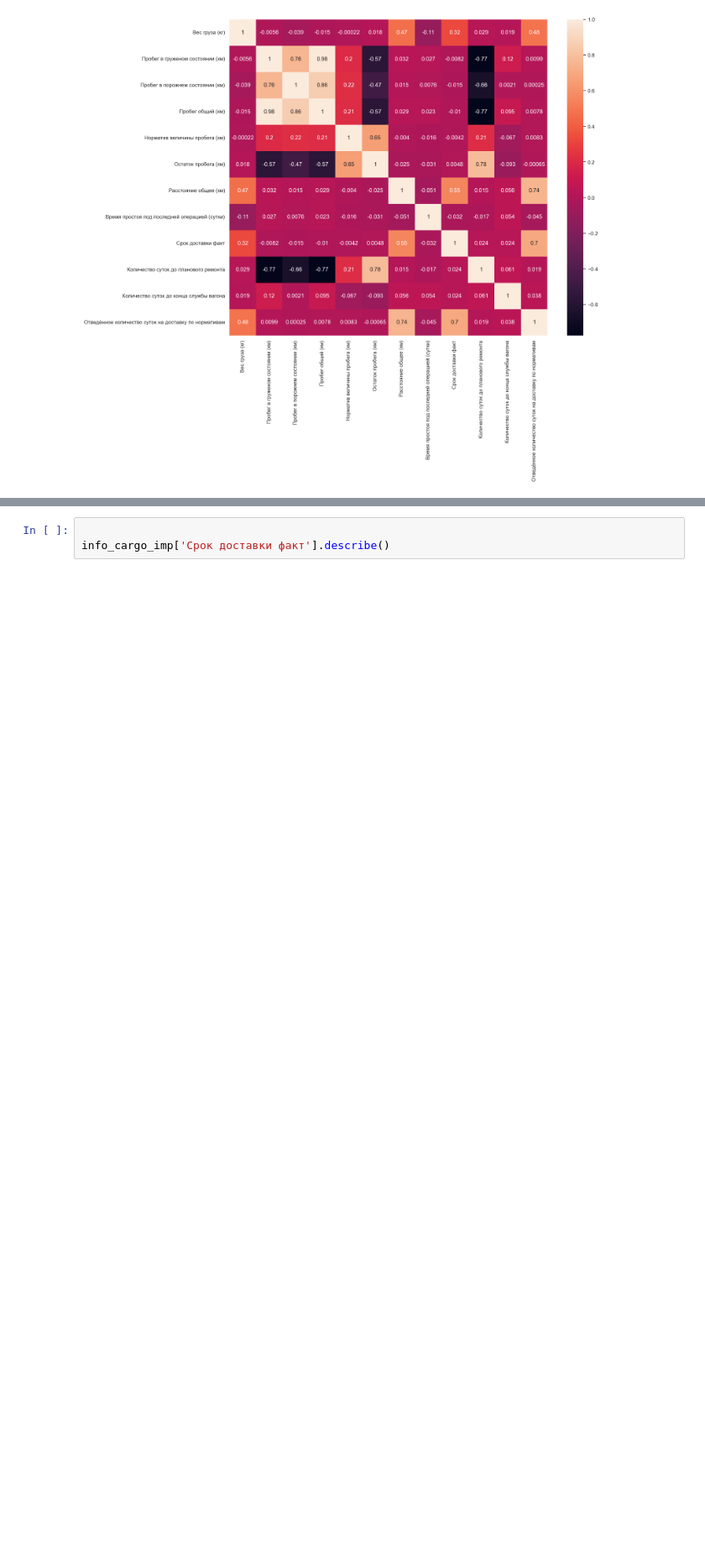
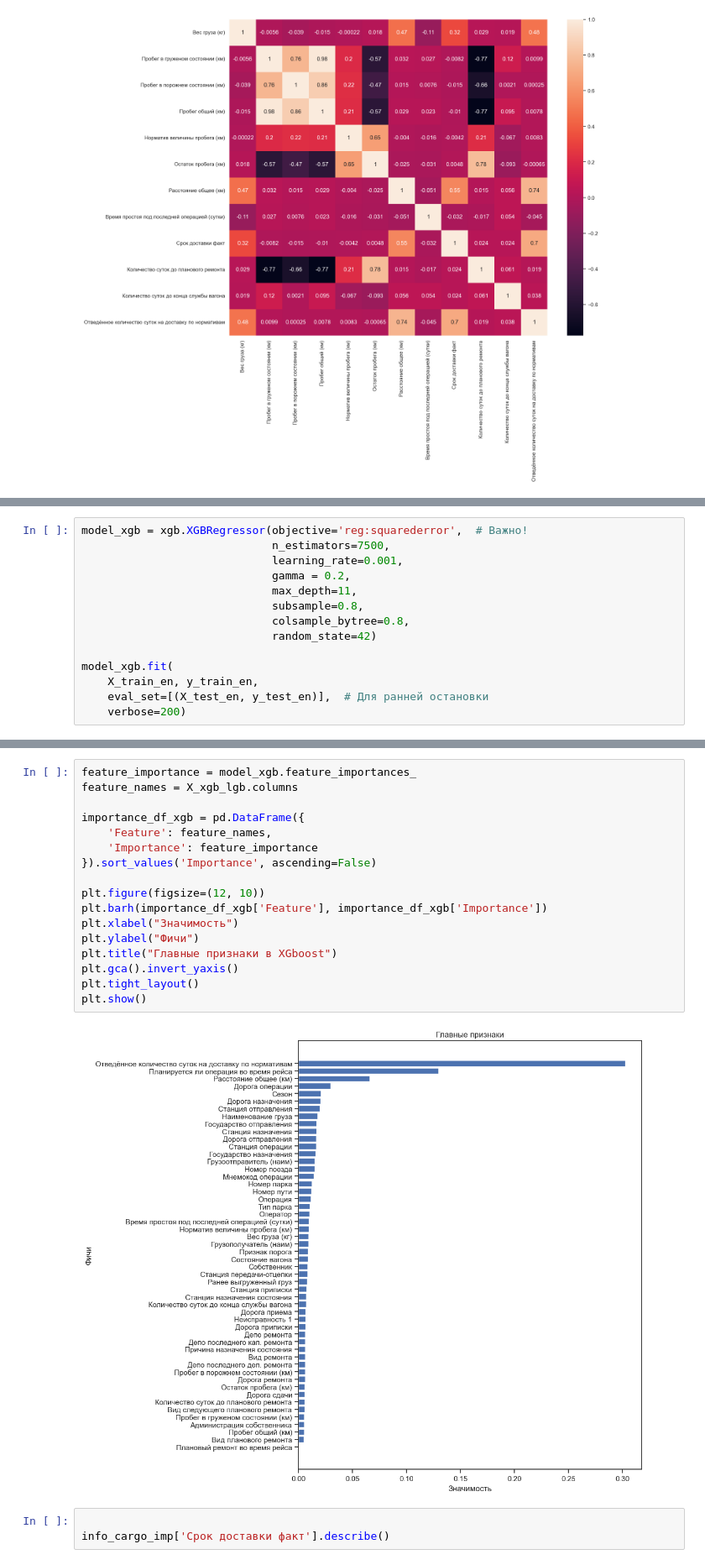
Before and after one commit to DanSikQ/Data_Analyst_Portfolio, a Jupyter notebook: projects/Auto-ML vs Me/Train.ipynb, the cells around one changed output, grey strips where cells are left out. Shown at 84% size. Drawn from its saved outputs; the diff is of its cells as text; blank space fills up the shorter version.

Commit message:
XGboost + grid and grid catboost

```diff
--- a/projects/Auto-ML vs Me/Train.ipynb
+++ b/projects/Auto-ML vs Me/Train.ipynb
@@ -579,0 +621,14 @@ KeyboardInterrupt:
+# %%
+model_xgb = xgb.XGBRegressor(objective='reg:squarederror',  # Важно!
+                             n_estimators=7500,
+                             learning_rate=0.001,
+                             gamma = 0.2,
+                             max_depth=11,
+                             subsample=0.8,
+                             colsample_bytree=0.8,
+                             random_state=42)
+
+model_xgb.fit(
+    X_train_en, y_train_en,
+    eval_set=[(X_test_en, y_test_en)],  # Для ранней остановки
+    verbose=200)
@@ -611,6 +713,25 @@ plt.gca().invert_yaxis()# Самые важные сверху
 plt.show()
 # %% [output]
 [figure]
+# %%
+feature_importance = model_xgb.feature_importances_
+feature_names = X_xgb_lgb.columns
+
+importance_df_xgb = pd.DataFrame({
+    'Feature': feature_names,
+    'Importance': feature_importance
+}).sort_values('Importance', ascending=False)
+
+plt.figure(figsize=(12, 10))
+plt.barh(importance_df_xgb['Feature'], importance_df_xgb['Importance'])
+plt.xlabel("Значимость")
+plt.ylabel("Фичи")
+plt.title("Главные признаки в XGboost")
+plt.gca().invert_yaxis()
+plt.tight_layout()
+plt.show()
+# %% [output]
+[figure, added]
 # %%
 
 info_cargo_imp['Срок доставки факт'].describe()
```
Also changed, not shown: parts of 23 cells of this notebook.
